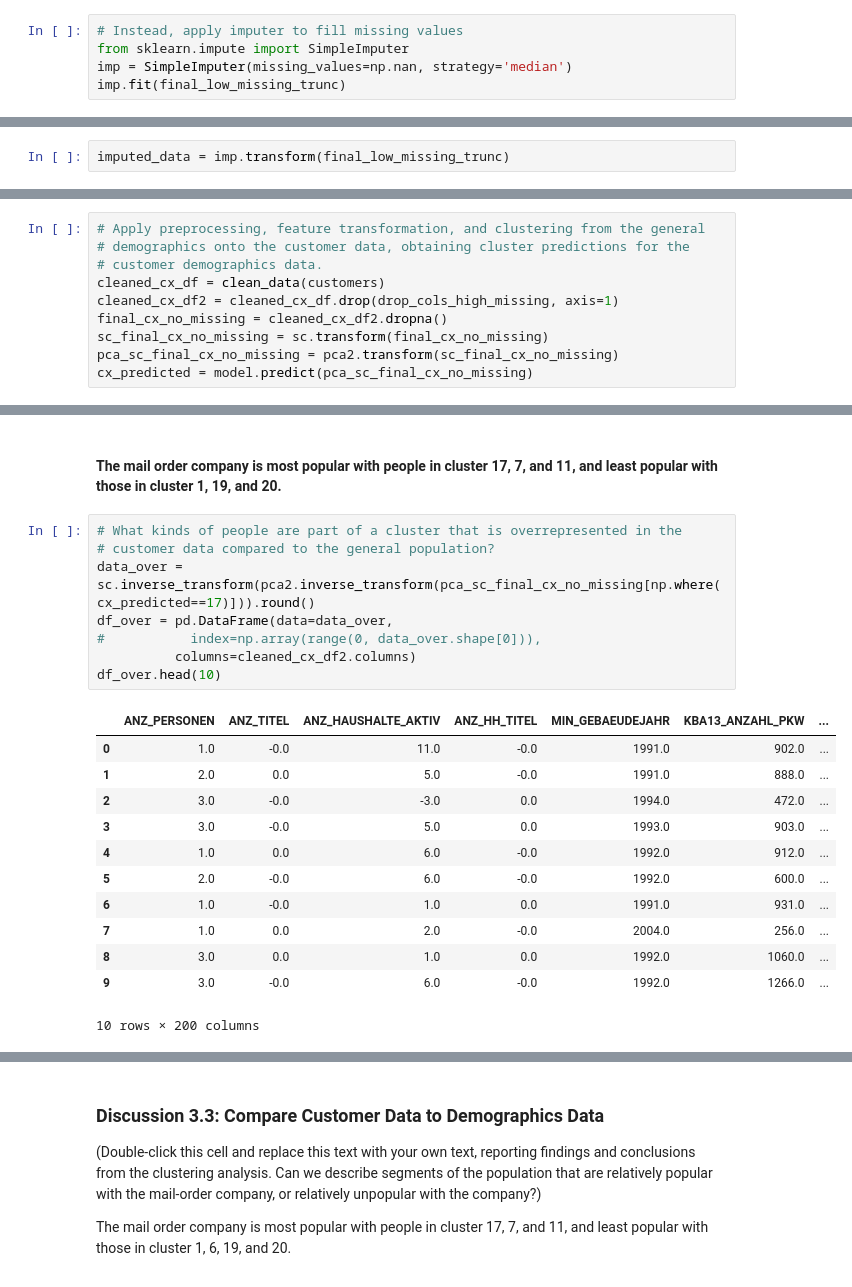
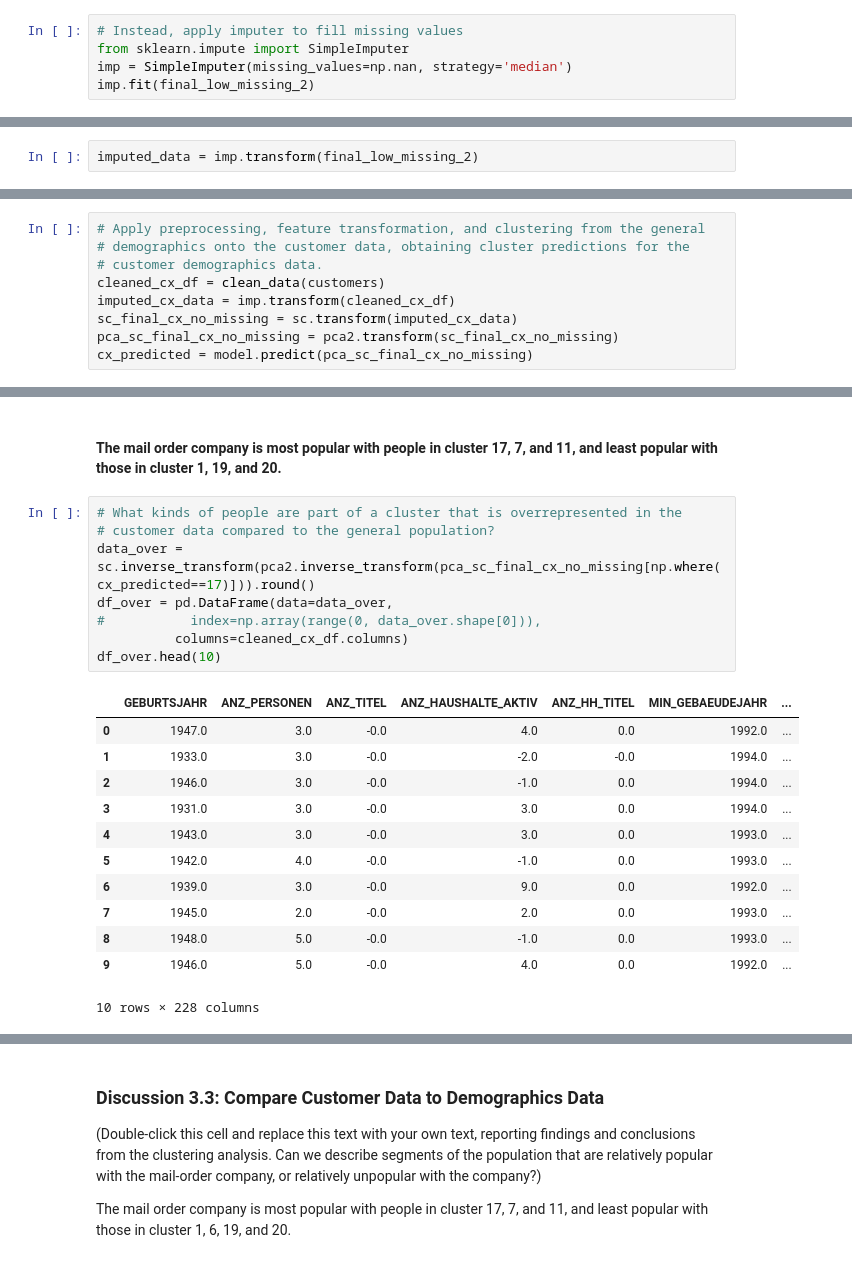
Before and after one commit to rogsx/Udacity_ML_Projects, a Jupyter notebook: clustering/Identify_Customer_Segments.ipynb, the cells around one changed output, grey strips where cells are left out. Drawn from its saved outputs; the diff is of its cells as text.

```diff
--- a/clustering/Identify_Customer_Segments.ipynb
+++ b/clustering/Identify_Customer_Segments.ipynb
@@ -919,12 +919,12 @@ len(final_no_missing) / len(final_low_missing2) * 100
 # Instead, apply imputer to fill missing values
 from sklearn.impute import SimpleImputer
 imp = SimpleImputer(missing_values=np.nan, strategy='median')
-imp.fit(final_low_missing_trunc)
+imp.fit(final_low_missing_2)
 # %% [output]
 SimpleImputer(add_indicator=False, copy=True, fill_value=None,
               missing_values=nan, strategy='median', verbose=0)
 # %%
-imputed_data = imp.transform(final_low_missing_trunc)
+imputed_data = imp.transform(final_low_missing_2)
 # %%
 # Apply feature scaling to the general population demographics data.
 from sklearn.preprocessing import StandardScaler
@@ -1282,8 +1282,7 @@ customers = pd.read_csv('Udacity_CUSTOMERS_Subset.csv', header=0, delimiter=';')
 # demographics onto the customer data, obtaining cluster predictions for the
 # customer demographics data.
 cleaned_cx_df = clean_data(customers)
-cleaned_cx_df2 = cleaned_cx_df.drop(drop_cols_high_missing, axis=1)
-final_cx_no_missing = cleaned_cx_df2.dropna()
-sc_final_cx_no_missing = sc.transform(final_cx_no_missing)
+imputed_cx_data = imp.transform(cleaned_cx_df)
+sc_final_cx_no_missing = sc.transform(imputed_cx_data)
 pca_sc_final_cx_no_missing = pca2.transform(sc_final_cx_no_missing)
 cx_predicted = model.predict(pca_sc_final_cx_no_missing)
@@ -1343,24 +1324,24 @@ plt.show()
 # %%
 # What kinds of people are part of a cluster that is overrepresented in the
 # customer data compared to the general population?
 data_over = sc.inverse_transform(pca2.inverse_transform(pca_sc_final_cx_no_missing[np.where(cx_predicted==17)])).round()
 df_over = pd.DataFrame(data=data_over,
 #           index=np.array(range(0, data_over.shape[0])),
-          columns=cleaned_cx_df2.columns)
+          columns=cleaned_cx_df.columns)
 df_over.head(10)
 # %% [output]
-|  | ANZ_PERSONEN | ANZ_TITEL | ANZ_HAUSHALTE_AKTIV | ANZ_HH_TITEL | MIN_GEBAEUDEJAHR | KBA13_ANZAHL_PKW | ... |
-| 0 | 1.0 | -0.0 | 11.0 | -0.0 | 1991.0 | 902.0 | ... |
-| 1 | 2.0 | 0.0 | 5.0 | -0.0 | 1991.0 | 888.0 | ... |
-| 2 | 3.0 | -0.0 | -3.0 | 0.0 | 1994.0 | 472.0 | ... |
-| 3 | 3.0 | -0.0 | 5.0 | 0.0 | 1993.0 | 903.0 | ... |
-| 4 | 1.0 | 0.0 | 6.0 | -0.0 | 1992.0 | 912.0 | ... |
-| 5 | 2.0 | -0.0 | 6.0 | -0.0 | 1992.0 | 600.0 | ... |
-| 6 | 1.0 | -0.0 | 1.0 | 0.0 | 1991.0 | 931.0 | ... |
-| 7 | 1.0 | 0.0 | 2.0 | -0.0 | 2004.0 | 256.0 | ... |
-| 8 | 3.0 | 0.0 | 1.0 | 0.0 | 1992.0 | 1060.0 | ... |
-| 9 | 3.0 | -0.0 | 6.0 | -0.0 | 1992.0 | 1266.0 | ... |
+|  | GEBURTSJAHR | ANZ_PERSONEN | ANZ_TITEL | ANZ_HAUSHALTE_AKTIV | ANZ_HH_TITEL | MIN_GEBAEUDEJAHR | ... |
+| 0 | 1947.0 | 3.0 | -0.0 | 4.0 | 0.0 | 1992.0 | ... |
+| 1 | 1933.0 | 3.0 | -0.0 | -2.0 | -0.0 | 1994.0 | ... |
+| 2 | 1946.0 | 3.0 | -0.0 | -1.0 | 0.0 | 1994.0 | ... |
+| 3 | 1931.0 | 3.0 | -0.0 | 3.0 | 0.0 | 1994.0 | ... |
+| 4 | 1943.0 | 3.0 | -0.0 | 3.0 | 0.0 | 1993.0 | ... |
+| 5 | 1942.0 | 4.0 | -0.0 | -1.0 | 0.0 | 1993.0 | ... |
+| 6 | 1939.0 | 3.0 | -0.0 | 9.0 | 0.0 | 1992.0 | ... |
+| 7 | 1945.0 | 2.0 | -0.0 | 2.0 | 0.0 | 1993.0 | ... |
+| 8 | 1948.0 | 5.0 | -0.0 | -1.0 | 0.0 | 1993.0 | ... |
+| 9 | 1946.0 | 5.0 | -0.0 | 4.0 | 0.0 | 1992.0 | ... |
-10 rows × 200 columns
+10 rows × 228 columns
 # %%
 data_over_pop = sc.inverse_transform(pca2.inverse_transform(pca_sc_final_no_missing[np.where(predicted==17)])).round()
 df_over = pd.DataFrame(data=data_over_pop,
```
Also changed, not shown: parts of 21 cells of this notebook.
